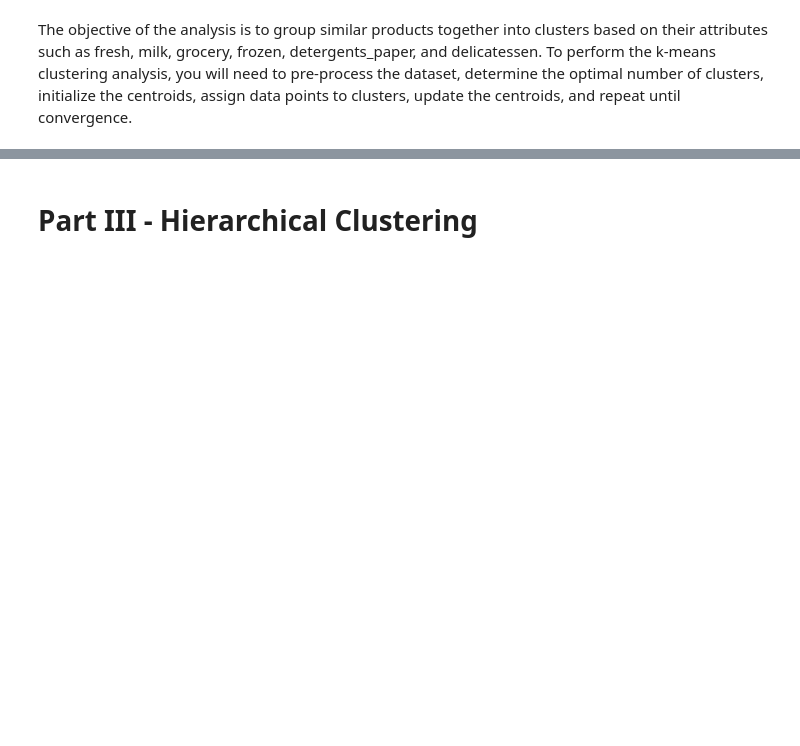
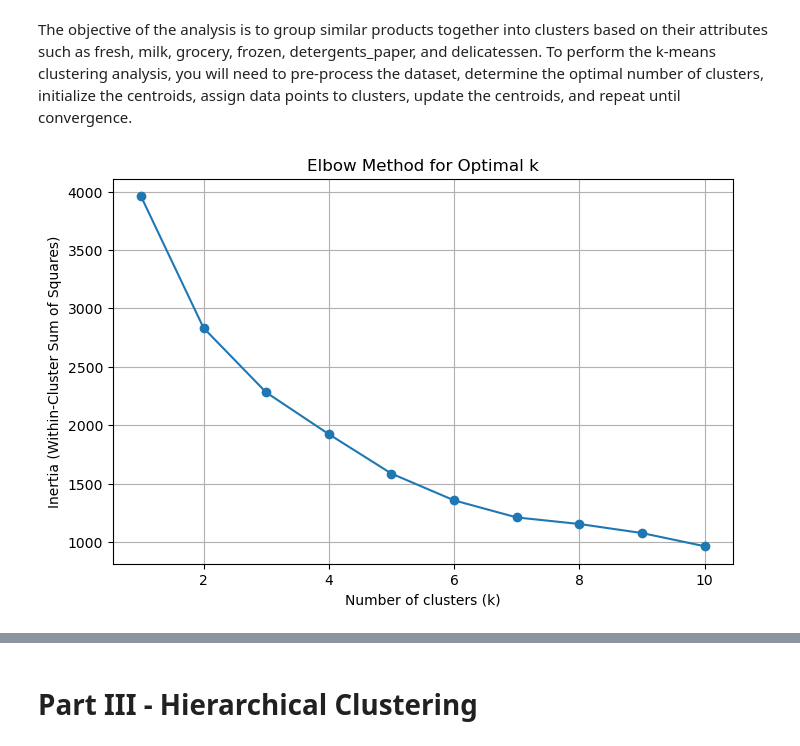
Before and after one commit to alocken/ML-Project-Unsupervised-Learning, a Jupyter notebook: Unsupervised Learning - Project.ipynb, the cells around one changed output, grey strips where cells are left out. Cells and saved outputs as stored; diff of their text form; code cells hidden in the pictures; blank space fills up the shorter version.

```diff
--- a/Unsupervised Learning - Project.ipynb
+++ b/Unsupervised Learning - Project.ipynb
@@ -355,3 +355,34 @@ Name: PC1, dtype: float64
 # Part II - KMeans Clustering
 # %% [markdown]
 The objective of the analysis is to group similar products together into clusters based on their attributes such as fresh, milk, grocery, frozen, detergents_paper, and delicatessen. To perform the k-means clustering analysis, you will need to pre-process the dataset, determine the optimal number of clusters, initialize the centroids, assign data points to clusters, update the centroids, and repeat until convergence.
+# %%
+from sklearn.preprocessing import StandardScaler
+
+#numeric columns and standardize
+numeric_df = df.select_dtypes(include='number')
+scaler = StandardScaler()
+scaled_data = scaler.fit_transform(numeric_df)
+
+# Optional: Put into a DataFrame
+df_scaled = pd.DataFrame(scaled_data, columns=numeric_df.columns)
+# %%
+from sklearn.cluster import KMeans
+import matplotlib.pyplot as plt
+
+inertia = []
+k_range = range(1, 11)
+
+for k in k_range:
+    model = KMeans(n_clusters=k, random_state=42)
+    model.fit(df_scaled)
+    inertia.append(model.inertia_)
+
+plt.figure(figsize=(8,5))
+plt.plot(k_range, inertia, marker='o')
+plt.title('Elbow Method for Optimal k')
+plt.xlabel('Number of clusters (k)')
+plt.ylabel('Inertia (Within-Cluster Sum of Squares)')
+plt.grid(True)
+plt.show()
+# %% [output]
+[figure, added]
```
Also changed, not shown: parts of 7 cells of this notebook.
